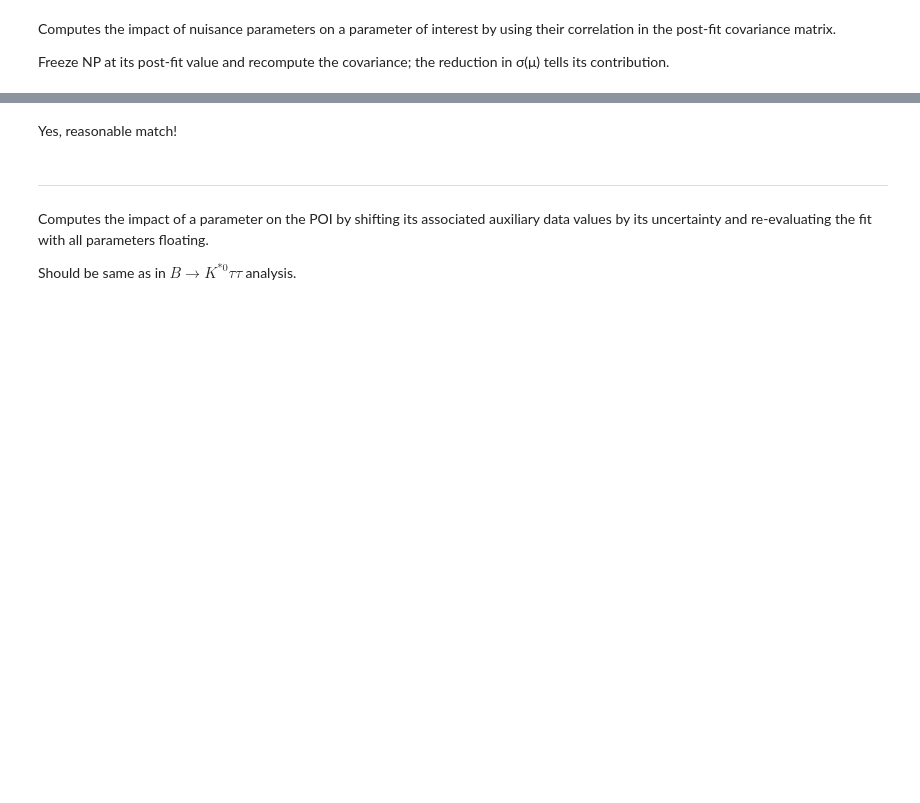
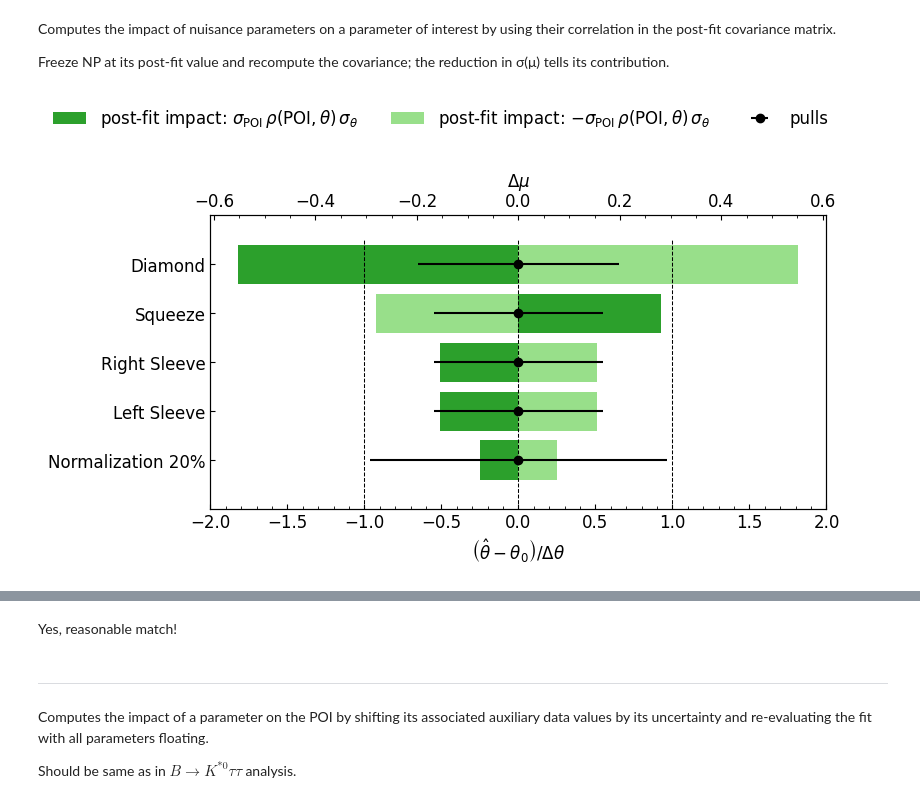
Before and after one commit to igartiy/2025B2PW-cabinetry-tutorial, a Jupyter notebook: cabinetry-tutorial-20251009.ipynb, the cells around one changed output, grey strips where cells are left out. Drawn from its saved outputs; the diff is of its cells as text; code cells hidden in the pictures; blank space fills up the shorter version.

```diff
--- a/cabinetry-tutorial-20251009.ipynb
+++ b/cabinetry-tutorial-20251009.ipynb
@@ -1642,7 +2138,9 @@ Computes the impact of nuisance parameters on a parameter of interest by using t
 
 Freeze NP at its post-fit value and recompute the covariance; the reduction in σ(μ) tells its contribution.
 # %%
-cabinetry.visualize.ranking(ranking_results, max_pars = 10)
+cabinetry.visualize.ranking(ranking_results, max_pars = 20)
+# %% [output]
+[figure, added]
 # %%
 print("uncertainty on fitted mu post fit")
 tot = 0
```
Also changed, not shown: parts of 123 cells of this notebook.
